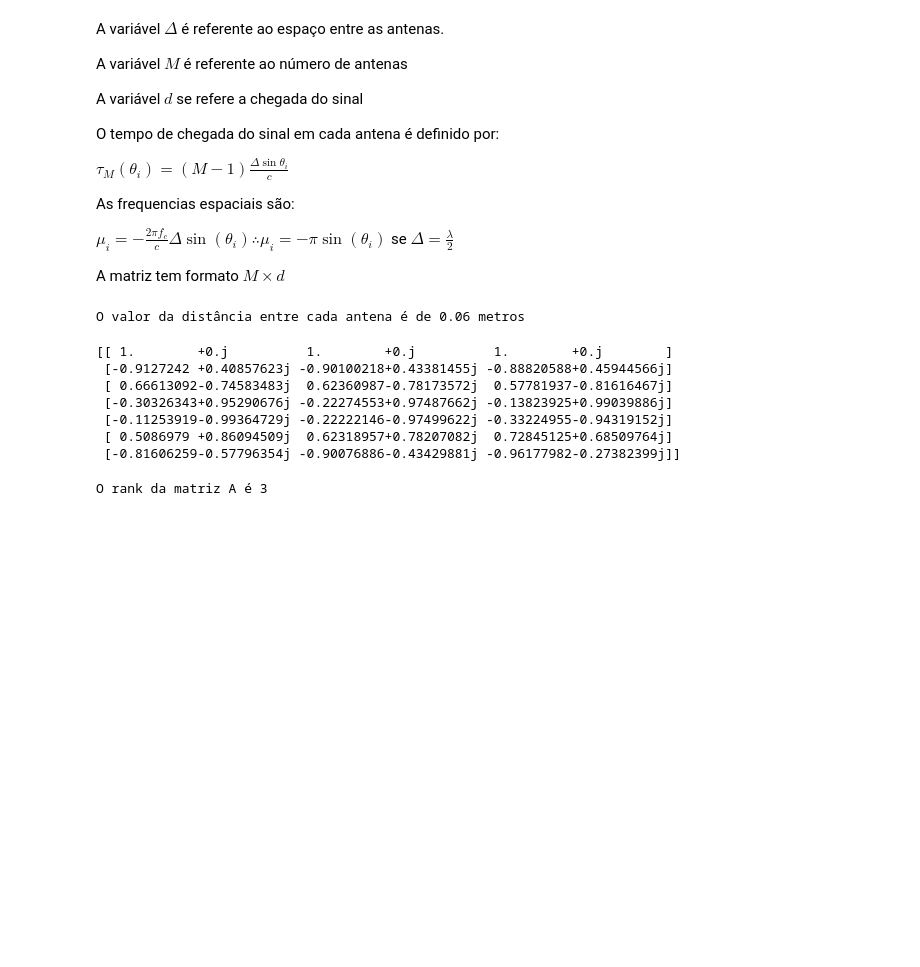
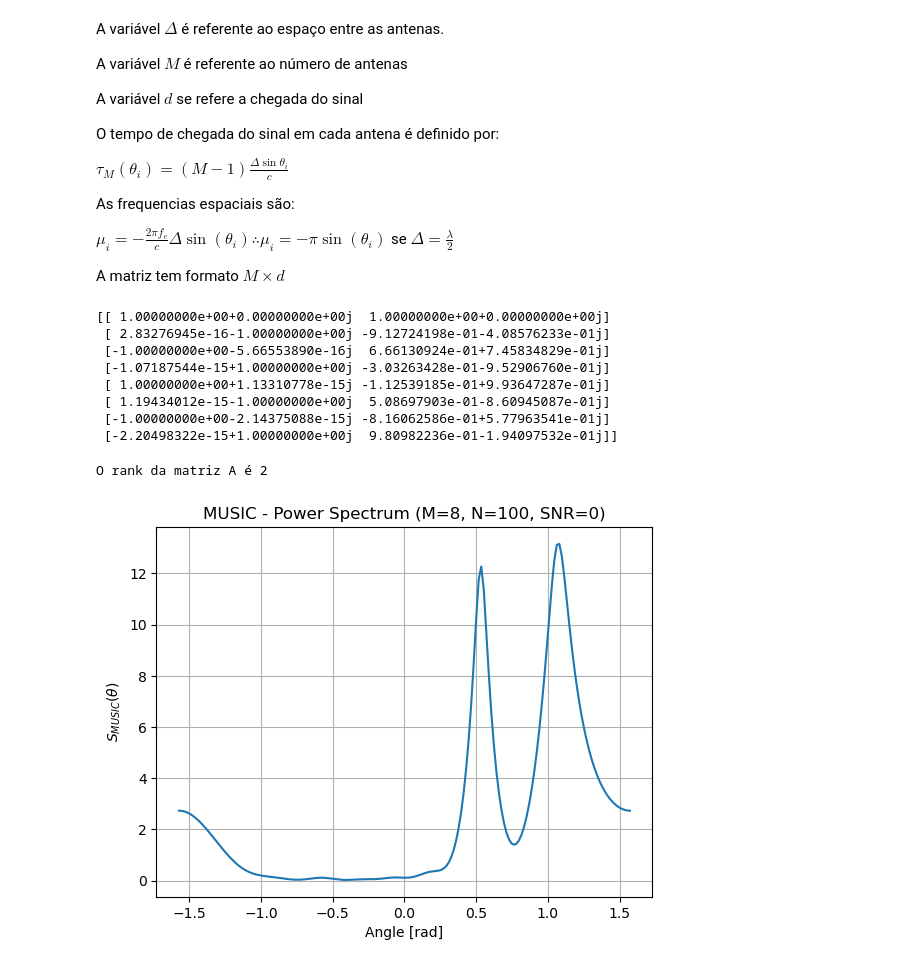
Before and after one commit to vitorfraga12/AICT-1, a Jupyter notebook: DoA Estimation.ipynb, the cells around one changed output. Drawn from its saved outputs; the diff is of its cells as text; code cells hidden in the pictures; blank space fills up the shorter version.

Commit message:
Implementação algoritmo MUSIC

```diff
--- a/DoA Estimation.ipynb
+++ b/DoA Estimation.ipynb
@@ -36,13 +36,11 @@ wavelength = c_velocity / frequency
 delta = wavelength / 2 # Espaço entre cada antena
 
 m_antennas = 8 # Número de antenas
-d_chegada = 3 # Distância de chegada
-theta_i = np.arange(-60, 61, 1) # Ângulos de chegada
+d_chegada = 2 # Distância de chegada
+theta_i = [30, 60] # Ângulos de chegada
 theta_i = np.radians(theta_i)
 t_snapshot = 100 # Número de snapshots
 snr = 0 # dB
-# %% [output]
-O valor da distância entre cada antena é de 0.06 metros
 # %%
 # Fazendo os cálculos necessários
 mu_spatial_frequency = -np.pi*np.sin(theta_i)
@@ -59,33 +57,71 @@ for col in range (d_chegada):
 
 print(A_ula)
 # %% [output]
-[[ 1.        +0.j          1.        +0.j          1.        +0.j        ]
- [-0.9127242 +0.40857623j -0.90100218+0.43381455j -0.88820588+0.45944566j]
- [ 0.66613092-0.74583483j  0.62360987-0.78173572j  0.57781937-0.81616467j]
- [-0.30326343+0.95290676j -0.22274553+0.97487662j -0.13823925+0.99039886j]
- [-0.11253919-0.99364729j -0.22222146-0.97499622j -0.33224955-0.94319152j]
- [ 0.5086979 +0.86094509j  0.62318957+0.78207082j  0.72845125+0.68509764j]
- [-0.81606259-0.57796354j -0.90076886-0.43429881j -0.96177982-0.27382399j]]
+[[ 1.00000000e+00+0.00000000e+00j  1.00000000e+00+0.00000000e+00j]
+ [ 2.83276945e-16-1.00000000e+00j -9.12724198e-01-4.08576233e-01j]
+ [-1.00000000e+00-5.66553890e-16j  6.66130924e-01+7.45834829e-01j]
+ [-1.07187544e-15+1.00000000e+00j -3.03263428e-01-9.52906760e-01j]
+ [ 1.00000000e+00+1.13310778e-15j -1.12539185e-01+9.93647287e-01j]
+ [ 1.19434012e-15-1.00000000e+00j  5.08697903e-01-8.60945087e-01j]
+ [-1.00000000e+00-2.14375088e-15j -8.16062586e-01+5.77963541e-01j]
+ [-2.20498322e-15+1.00000000e+00j  9.80982236e-01-1.94097532e-01j]]
 # %%
 
 rank = np.linalg.matrix_rank(A_ula)
 print(f'O rank da matriz A é {rank}')
 # %% [output]
-O rank da matriz A é 3
+O rank da matriz A é 2
 # %%
+# Fazendo o algoritmo de MUSIC
 
 sinal = np.zeros((d_chegada, t_snapshot), dtype=complex)
 
-# Definindo o sinal que é transmitido e deixando-o no formato d x t
-for col in range(t_snapshot):
-    for row in range(d_chegada):
-        sinal[row, col] = np.sin(2*np.pi*frequency)
+# Definindo o sinal que é transmitido e deixando-o no formato d x t, como uma senoide
+for i in range(d_chegada):
+    sinal[i] = np.sin(2*np.pi*random.random()*np.arange(t_snapshot))
 
-sinal_aula = np.dot(A_ula, sinal)
+
+sinal_aula = np.dot(A_ula, sinal) # Multiplicando a matriz A pela matriz sinal
+
 # Adicionando ruído ao sinal, fazendo do ruído um ruído branco gaussiano com desvio padrão 1
 noise = np.random.normal(0, 1, (m_antennas, t_snapshot)) + 1j*np.random.normal(0, 1, (m_antennas, t_snapshot))
 sinal_final = sinal_aula + noise
 
 # Calculando a matriz de covariância
 sinal_final_hermetiano = np.conj(sinal_final.T)
 covariance_matrix_estimada = np.dot(sinal_final, sinal_final_hermetiano) / t_snapshot
+
+# Obtendo os autovalores e autovetores da matriz de covariância
+eigenvalues, eigenvec = np.linalg.eig(covariance_matrix_estimada)
+
+# Ordenando os autovalores em ordem decrescente
+eigenvalues_decres = eigenvalues.argsort()[::-1]
+
+# Deixando os autovetores na ordem dos autovalores para que assim eles fiquem alinhados
+eigenvec = eigenvec[:, eigenvalues_decres]
+
+# Definindo o subespaço de ruído
+noise_subspace = eigenvec[:, d_chegada:]
+
+# Estimando o espectro de potência
+angles = np.linspace(-np.pi/2, np.pi/2, 180)
+p_spectrum = np.zeros(angles.shape)
+
+# Calculando o espectro de potência
+for index_angle, angle in enumerate(angles):
+    steering_vector = np.exp(1j * np.arange(m_antennas) * (-np.pi * np.sin(angle))) # Vetor de direção, que é o vetor de entrada da matriz A
+
+    numerator = np.abs(np.dot(np.conj(steering_vector.T), steering_vector))
+    denominator = np.abs(np.dot(np.conj(steering_vector.T), np.dot(noise_subspace, np.dot(np.conj(noise_subspace.T), steering_vector))))
+
+    p_spectrum[index_angle] = numerator / denominator if denominator != 0 else 0
+
+# Plotando o espectro de potência
+plt.plot(angles, lin2db(p_spectrum))
+plt.xlabel('Angle [rad]')
+plt.ylabel('$S_{MUSIC}(\\theta)$')
+plt.title('MUSIC - Power Spectrum (M=8, N=100, SNR=0)')
+plt.grid()
+plt.show()
+# %% [output]
+[figure, added]
```
Also changed, not shown: parts of 3 cells of this notebook, 1 other file.
